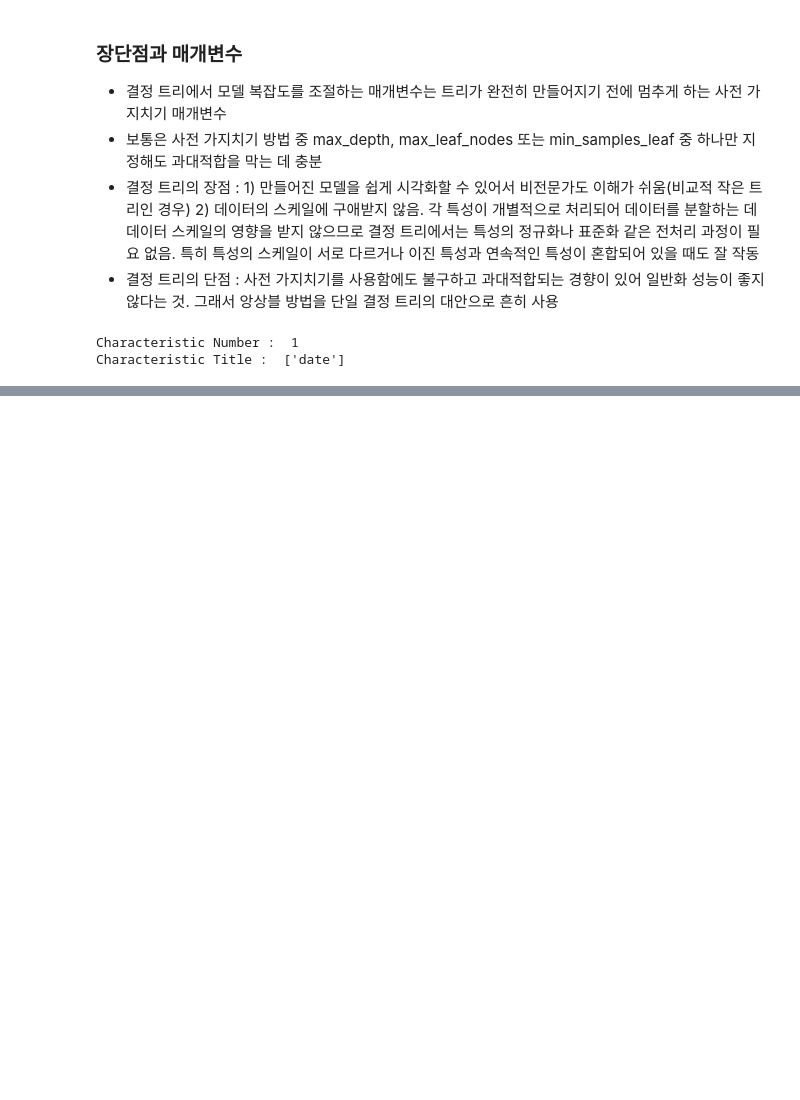
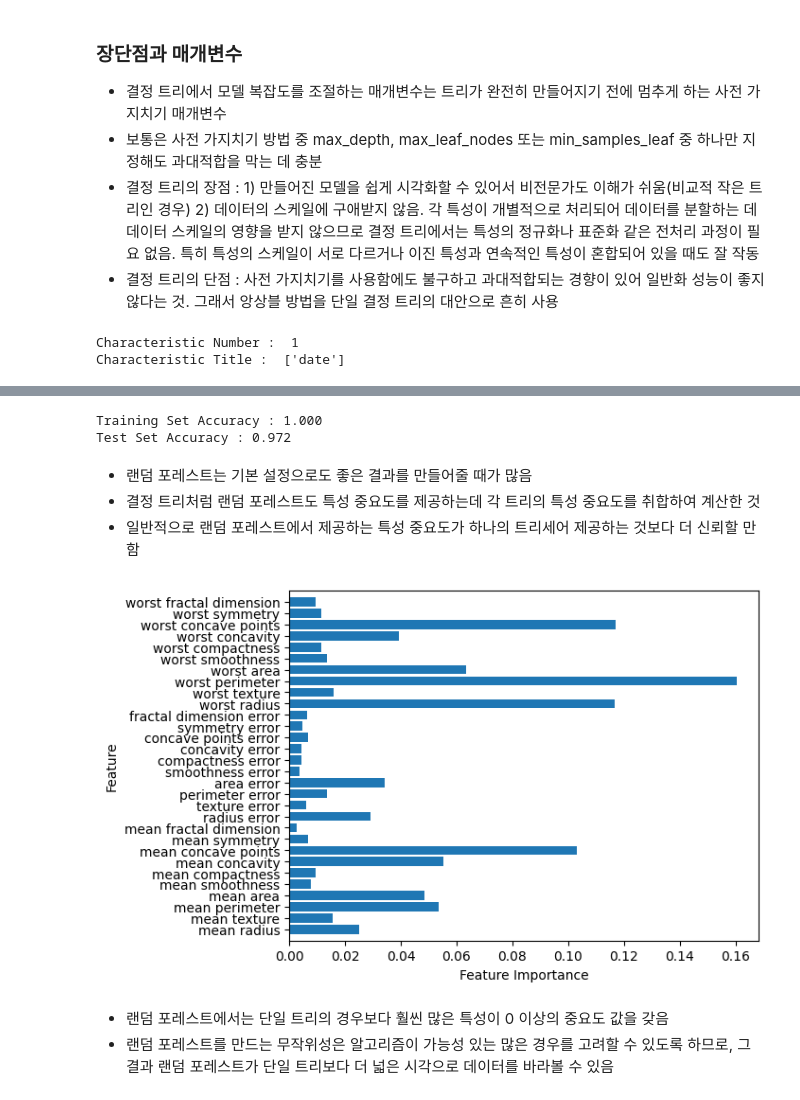
Before and after one commit to haribo09876/MachineLearning, a Jupyter notebook: 02. SupervisedLearning/03. SupervisedLearningAlgorithm.ipynb, the cells around one changed output, grey strips where cells are left out. Cells and saved outputs as stored; diff of their text form; code cells hidden in the pictures; blank space fills up the shorter version.

```diff
--- a/02. SupervisedLearning/03. SupervisedLearningAlgorithm.ipynb
+++ b/02. SupervisedLearning/03. SupervisedLearningAlgorithm.ipynb
@@ -895,0 +949,22 @@ Characteristic Title :  ['date']
+# %%
+# 유방암 데이터셋에 100개의 트리로 이뤄진 랜덤 포레스트를 적용
+X_train, X_test, y_train, y_test = train_test_split(cancer.data, cancer.target, random_state=0)
+forest = RandomForestClassifier(n_estimators=100, random_state=0)
+forest.fit(X_train, y_train)
+
+print("Training Set Accuracy : {:.3f}".format(forest.score(X_train, y_train)))
+print("Test Set Accuracy : {:.3f}".format(forest.score(X_test, y_test)))
+# %% [output]
+Training Set Accuracy : 1.000
+Test Set Accuracy : 0.972
+# %% [markdown]
+- 랜덤 포레스트는 기본 설정으로도 좋은 결과를 만들어줄 때가 많음
+- 결정 트리처럼 랜덤 포레스트도 특성 중요도를 제공하는데 각 트리의 특성 중요도를 취합하여 계산한 것
+- 일반적으로 랜덤 포레스트에서 제공하는 특성 중요도가 하나의 트리세어 제공하는 것보다 더 신뢰할 만함
+# %%
+plot_feature_importances_cancer(forest)
+# %% [output]
+[figure, added]
+# %% [markdown]
+- 랜덤 포레스트에서는 단일 트리의 경우보다 훨씬 많은 특성이 0 이상의 중요도 값을 갖음
+- 랜덤 포레스트를 만드는 무작위성은 알고리즘이 가능성 있는 많은 경우를 고려할 수 있도록 하므로, 그 결과 랜덤 포레스트가 단일 트리보다 더 넓은 시각으로 데이터를 바라볼 수 있음
```
Also changed, not shown: parts of 19 cells of this notebook.
